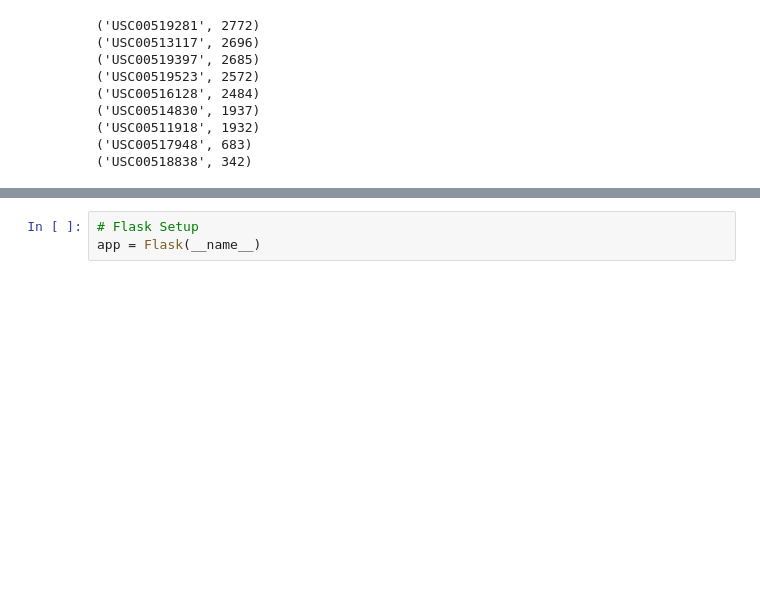
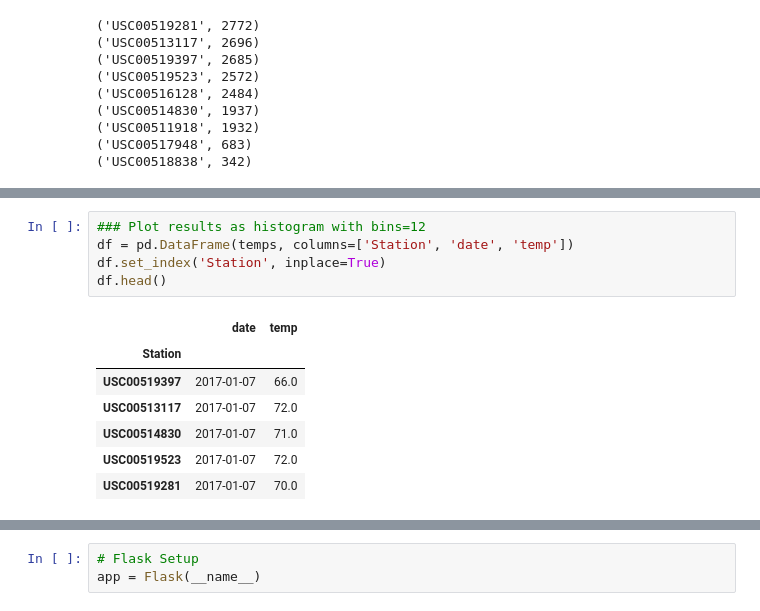
Before and after one commit to ars0107/SurfsUp, a Jupyter notebook: Climate_Analysis.ipynb, the cells around one changed output, grey strips where cells are left out. Drawn from its saved outputs; the diff is of its cells as text; blank space fills up the shorter version.

```diff
--- a/Climate_Analysis.ipynb
+++ b/Climate_Analysis.ipynb
@@ -220,0 +245,13 @@ for result in desc_order:
+# %%
+### Plot results as histogram with bins=12
+df = pd.DataFrame(temps, columns=['Station', 'date', 'temp'])
+df.set_index('Station', inplace=True)
+df.head()
+# %% [output]
+|  | date | temp |
+| Station |  |  |
+| USC00519397 | 2017-01-07 | 66.0 |
+| USC00513117 | 2017-01-07 | 72.0 |
+| USC00514830 | 2017-01-07 | 71.0 |
+| USC00519523 | 2017-01-07 | 72.0 |
+| USC00519281 | 2017-01-07 | 70.0 |
```
Also changed, not shown: parts of 5 cells of this notebook.
